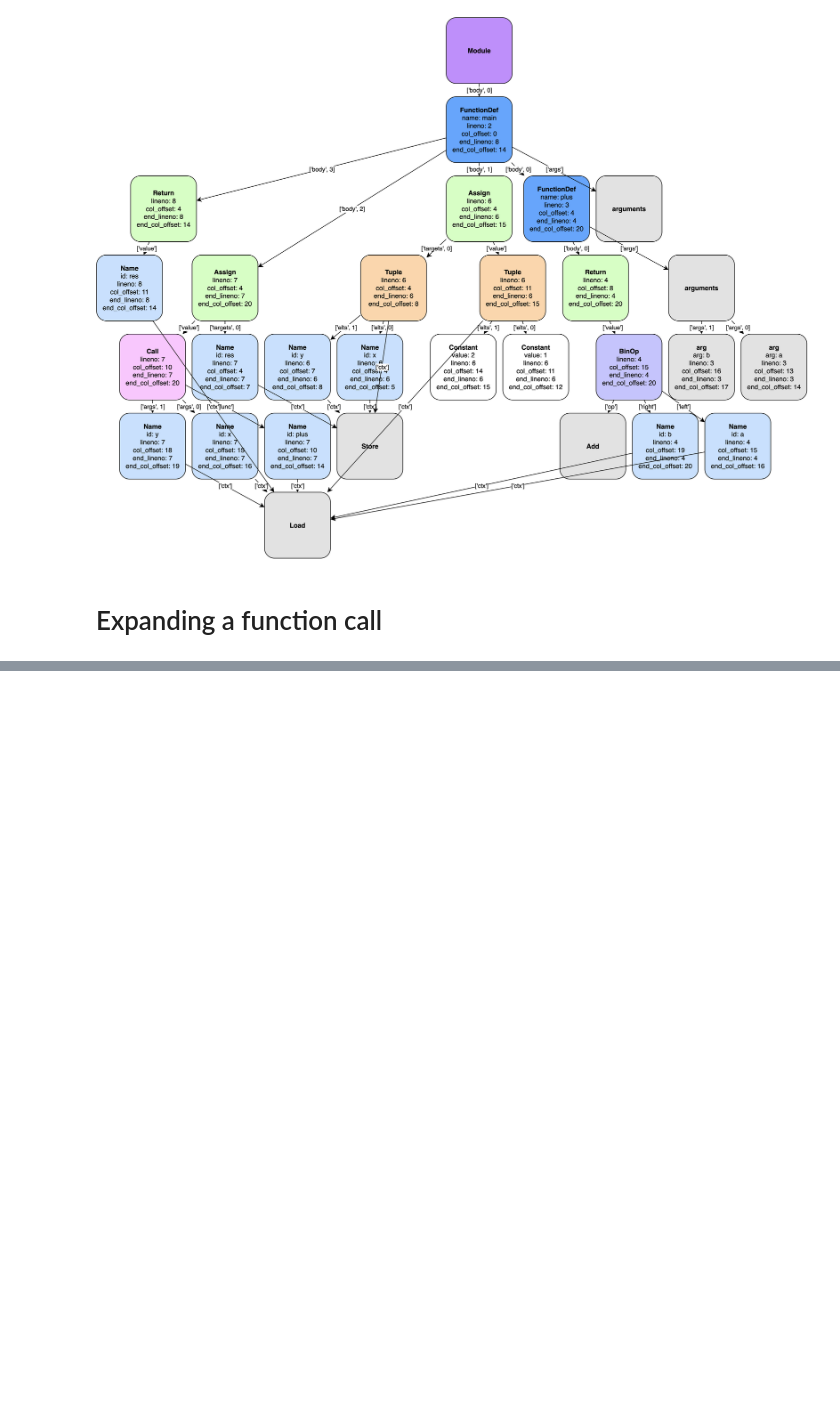
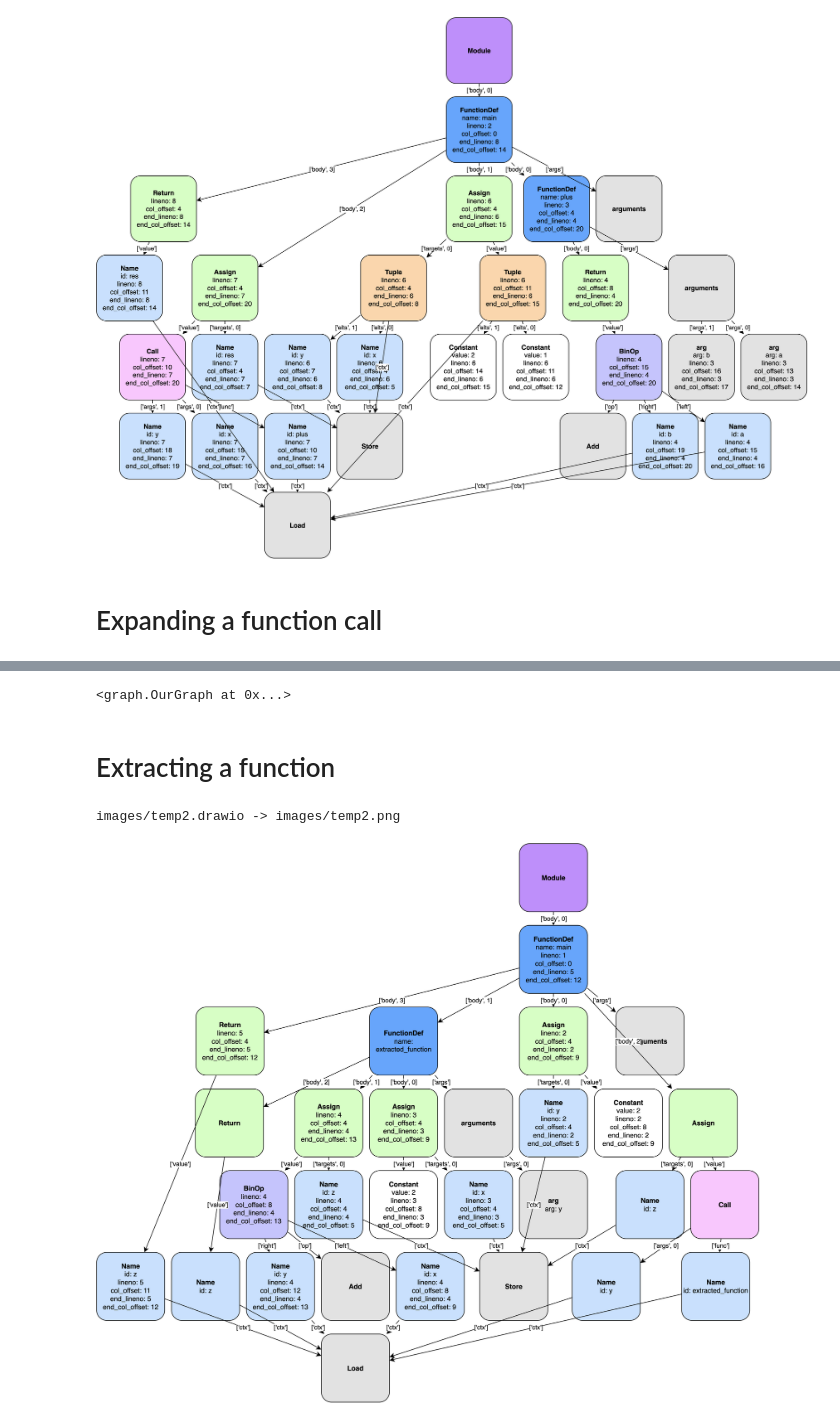
Before and after one commit to nastia-39/project-6390, a Jupyter notebook: notebook.ipynb, the cells around one changed output, grey strips where cells are left out. Saved outputs shown, nothing was run; the diff lists cells and outputs as text; code cells hidden in the pictures; blank space fills up the shorter version.

```diff
--- a/notebook.ipynb
+++ b/notebook.ipynb
@@ -61,19 +61,21 @@ Variable DRAWIO should be different for
 # %%
-import graph as g
+# import graph as g
 importlib.reload(style)
 importlib.reload(graph)
+from graph import OurGraph
+
 from style import OurGraphToXML
 import os
-import copy
+# import copy
 import ast
 
-def vis_drawio(g: OurGraph, output_file_name: str = 'images/temp'):
+def vis_drawio(g: OurGraph, output_file_name: str = 'images/temp2'):
     """
     to use this function you need to install drawio and cleate an alias for its command line interface.
     for mac:
         drawio="/Applications/draw.io.app/Contents/MacOS/draw.io"
     """
-    mxfile = OurGraphToXML(y_scaling=2).graph_to_xml(g)
+    mxfile = OurGraphToXML(y_scaling=2, x_scaling=1).graph_to_xml(g)
     xml_str = xml.dom.minidom.parseString(ET.tostring(mxfile)).toprettyxml()
 
     output_file = f'{output_file_name}.png'
@@ -82,12 +84,12 @@ def vis_drawio(g: OurGraph, output_file_name: str = 'images/temp'):
     with open(filename, 'w') as file:
         file.write(xml_str)
 
-    bashCommand = f"drawio -x -f png --scale 2   -o {output_file} {filename}"
+    bashCommand = f"/Applications/draw.io.app/Contents/MacOS/draw.io -x -f png --scale 2   -o {output_file} {filename}"
     os.system(bashCommand)
 
     return Image(output_file)
-# print(xml_str)
 
-G = OurGraph.from_file(filename_code)
-vis_drawio(OurGraph(rename_all_vars(G.ast_tree)))
+
+G = OurGraph.from_file(filename_test_py)
+vis_drawio(G)
 # %% [output]
@@ -111 +125,24 @@ tmp.drawio -> tmp.png
 [figure]
+# %%
+expanded
+# %% [output]
+<graph.OurGraph at 0x...>
+# %% [markdown]
+# Extracting a function
+# %%
+import transforms
+importlib.reload(transforms)
+from transforms import extract_function
+
+
+filename_test_py = 'code_samples/test2.py'
+G = OurGraph.from_file(filename_test_py)
+G2 = copy.deepcopy(G)
+G2.refresh()
+node_id = id(G2.ast_tree.body[0])
+G2.ast_nodes[node_id]
+G2 = extract_function(G2, node_id, 1, 2)
+vis_drawio(G2)
+# %% [output]
+images/temp2.drawio -> images/temp2.png
+[figure, added]
```
Also changed, not shown: parts of 11 cells of this notebook.
